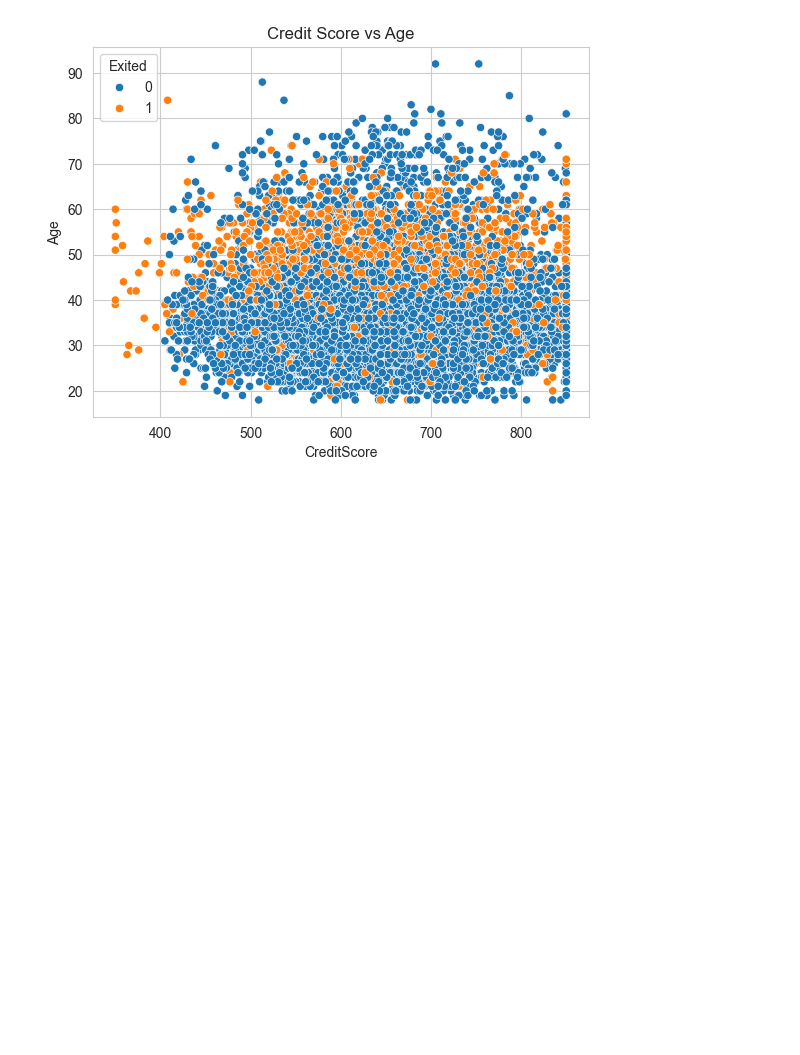
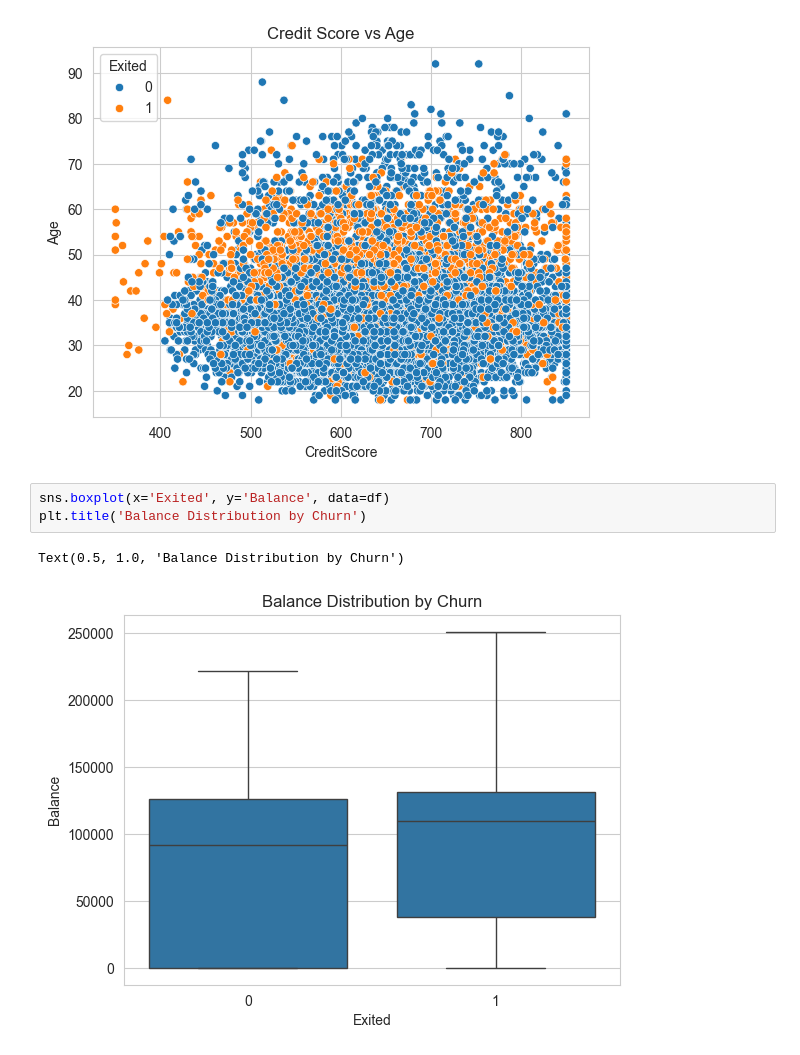
Before and after one commit to IntermediaDesigns/ai-customer-churn-prediction, a Jupyter notebook: churn.ipynb, the cells around one changed output. Drawn from its saved outputs; the diff is of its cells as text; blank space fills up the shorter version.

Commit message:
Refactor code for churn analysis

```diff
--- a/churn.ipynb
+++ b/churn.ipynb
@@ -56,3 +56,9 @@ plt.title('Credit Score vs Age')
 # %% [output]
 Text(0.5, 1.0, 'Credit Score vs Age')
 [figure]
+# %%
+sns.boxplot(x='Exited', y='Balance', data=df)
+plt.title('Balance Distribution by Churn')
+# %% [output]
+Text(0.5, 1.0, 'Balance Distribution by Churn')
+[figure, added]
```
Also changed, not shown: parts of 11 cells of this notebook.
